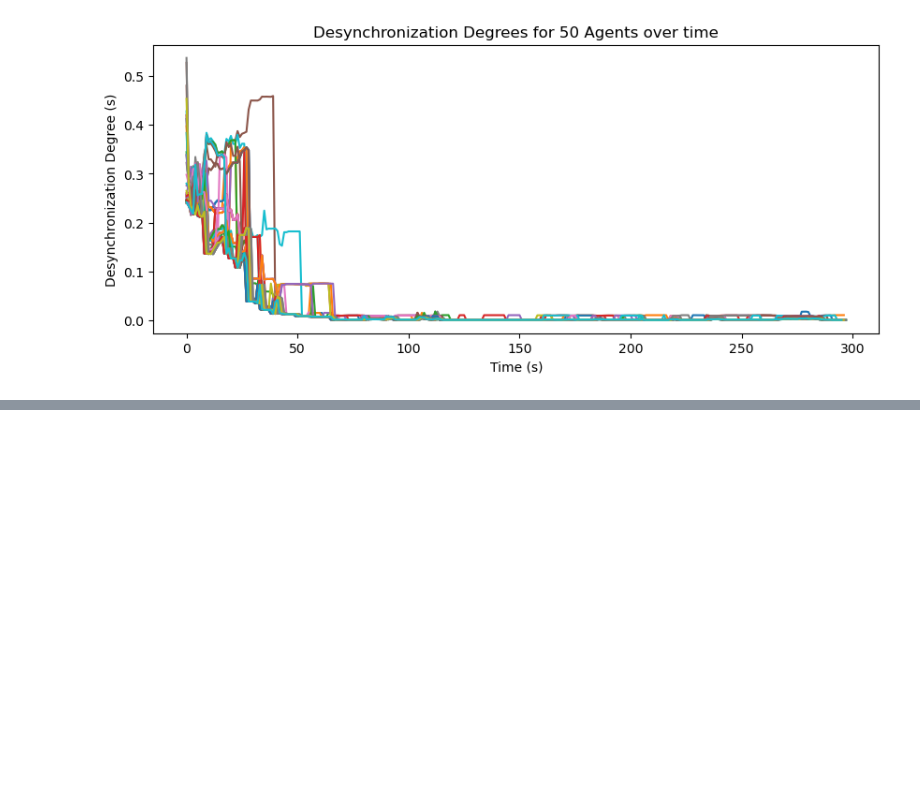
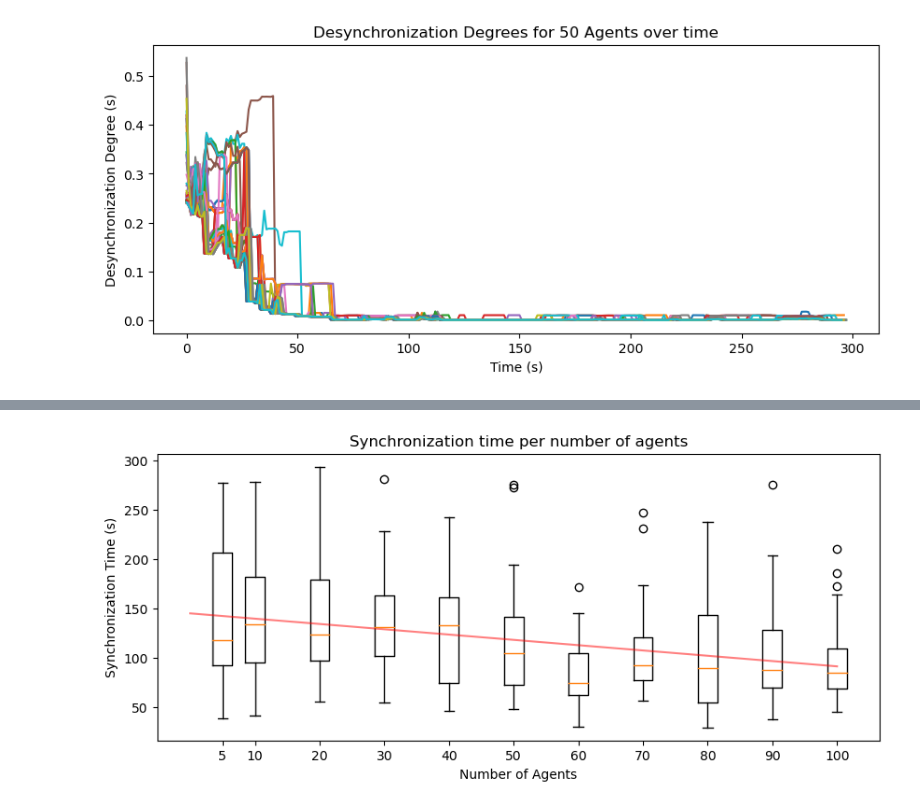
Before and after one commit to pedro-lucas-bravo/self_assembly_sync_music, a Jupyter notebook: data_analysis/self-assembly-data-analysis-sync.ipynb, the cells around one changed output, grey strips where cells are left out. Drawn from its saved outputs; the diff is of its cells as text; code cells hidden in the pictures; blank space fills up the shorter version.

```diff
--- a/data_analysis/self-assembly-data-analysis-sync.ipynb
+++ b/data_analysis/self-assembly-data-analysis-sync.ipynb
@@ -172,4 +162,0 @@ PlotSyncError(file_directory, file_name)
-# %%
-file_directory = 'data/'
-file_name = 'SYNC-2024_04_28_12_36_01-N-50-minspeed-2-maxspeed-2-maxjointtime-5-joinradiusfactor-2-maxjointssize-6-radiusboundary-2-freq-4.csv'
-PlotSyncError(file_directory, file_name)
@@ -183,14 +168,13 @@ data/first_collections\DIFF-SYNC-2024_04_28_12_32_24-N-50-minspeed-2-maxspeed-2-
 import pickle
 
 # Specify the file path
-#file_path = "C:/Users/Pedro/Documents/PhD_RITMO/Repositories/self_assembly_music/data_analysis/data/sync_struct_5_100/size-50-join-5/DIFF-SYNC-2024_05_05_09_14_52-N-50-ls-1-hs-1-wt-1-jt-5-jr-2-js-6-rb-2-f-1.pkl"
-file_path = "C:/Users/pitte/Documents/Repositories/self_assembly_music/data_analysis/data/sync_struct_5_100/size-50-join-5/DIFF-SYNC-2024_05_05_09_14_52-N-50-ls-1-hs-1-wt-1-jt-5-jr-2-js-6-rb-2-f-1.pkl"
+file_path = "data/sync_struct_5_100/size-50-join-5/DIFF-SYNC-2024_05_05_09_14_52-N-50-ls-1-hs-1-wt-1-jt-5-jr-2-js-6-rb-2-f-1.pkl"
 
 # Load the data from the file
 with open(file_path, "rb") as file:
     sync_errors = pickle.load(file)
 
 # Print the retrieved array
-PlotSyncError(sync_errors, save_file = True, agents_size = 50, file_path_fig = 'C:/Users/pitte/Documents/Repositories/self_assembly_music/data_analysis/figures/')
+PlotSyncError(sync_errors, save_file = True, agents_size = 50, file_path_fig = 'figures/')
 # %% [output]
 [figure]
@@ -196,0 +230,8 @@ PlotSyncError(sync_errors, save_file = True, agents_size = 50, file_path_fig = '
+# %%
+agents_size_array = [5, 10, 20, 30, 40, 50, 60, 70, 80, 90, 100]
+all_sync_errors = []
+all_unsync_runs = []
+for agents_size in agents_size_array:
+    sync_errors_agent, unsync_runs = ProcessDiffSyncError(agents_size)
+    all_sync_errors.append(sync_errors_agent)
+    all_unsync_runs.append(unsync_runs)
@@ -196,0 +248,74 @@ PlotSyncError(sync_errors, save_file = True, agents_size = 50, file_path_fig = '
+# %%
+import matplotlib.pyplot as plt
+import statsmodels.api as sm
+
+def plot_all_sync_errors(all_sync_errors):
+    # Create a list of data for each group in agents_size_array
+    data = [all_sync_errors[i] for i in range(len(agents_size_array))]
+
+    ### LINEAR REGRESSION
+
+    # Create an empty DataFrame
+    data_sync = pd.DataFrame()
+
+    # Iterate over each collection in all_sync_errors
+    for i, collection in enumerate(all_sync_errors):
+        # Get the corresponding agent size from agents_size_array
+        agent_size = agents_size_array[i]
+
+        # Create a new DataFrame with the collection data
+        df = pd.DataFrame(collection, columns=['Sync Errors'])
+
+        # Add a new column for the agent size
+        df['Agent Size'] = agent_size
+
+        # Append the new DataFrame to the main dataset
+        data_sync = pd.concat([data_sync, df], ignore_index=True)
+
+    # Fit the linear regression model
+    X = data_sync['Agent Size']
+    y = data_sync['Sync Errors']
+    X = sm.add_constant(X)  # Add a constant term to the predictor variable
+    linear_model_sync = sm.OLS(y, X).fit()
+
+
+    # Create a figure and axis
+    fig, ax = plt.subplots(figsize=(10, 4))
+
+    # Create a boxplot
+    ax.boxplot(data, positions=agents_size_array, widths=3)
+
+    # Set the x-axis labels
+    ax.set_xticklabels(agents_size_array)
+
+    #plt.plot(X['Agent Size'], linear_model_sync.predict(X), color='red')
+
+    # Set the x-axis label
+    ax.set_xlabel('Number of Agents')
+
+    # Set the y-axis label
+    ax.set_ylabel('Synchronization Time (s)')
+
+    title = 'Synchronization time per number of agents'
+    # Set the title
+    ax.set_title(title)
+
+    # Plot linear_model_sync line
+    x = np.linspace(0, 100, 100)
+    y = linear_model_sync.params[0] + linear_model_sync.params[1] * x
+    plt.plot(x, y, color='red', alpha=0.5)
+
+    plt.savefig('figures/' + title + '.pdf', bbox_inches='tight')
+
+    # Show the plot
+    plt.show()
+
+    # Print the summary of the linear regression model
+    print(linear_model_sync.summary())
+
+    # Print teh exact values of p values
+    print(linear_model_sync.pvalues)
+
+plot_all_sync_errors(all_sync_errors)
+# %% [output]
+[figure, added]
```
Also changed, not shown: parts of 23 cells of this notebook, 11 other files.
